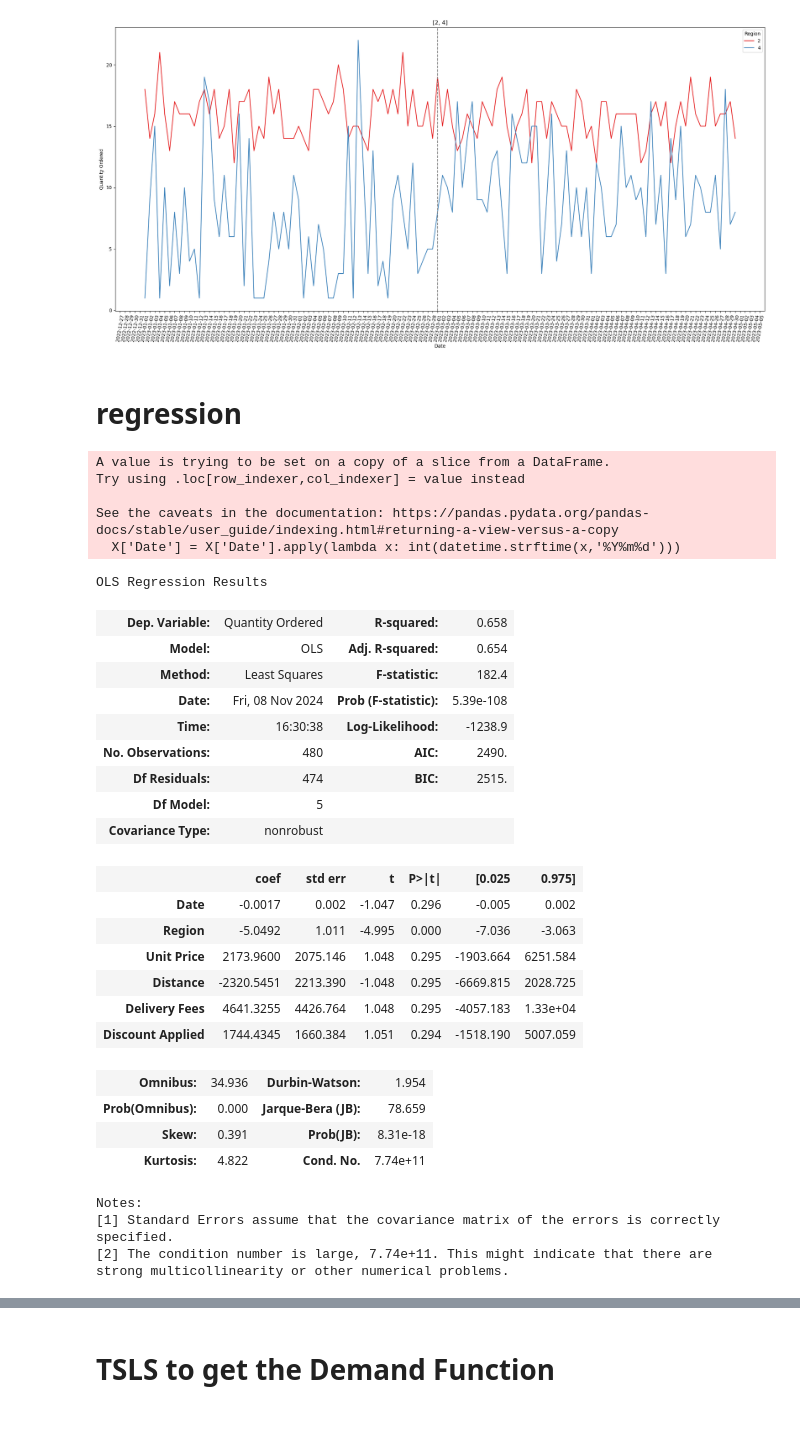
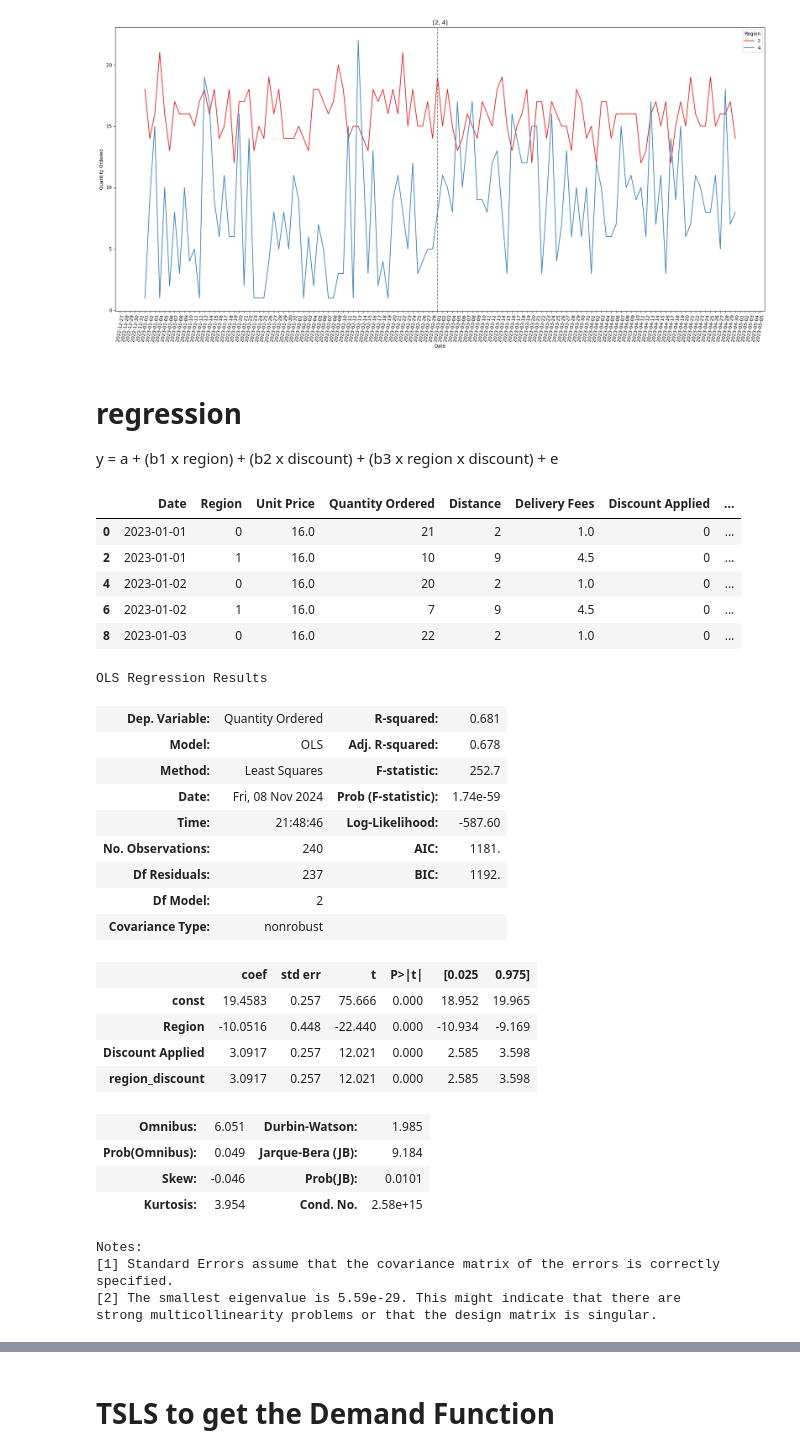
Before and after one commit to Alphteow/EconsModel, a Jupyter notebook: Econ_Group_Project3.ipynb, the cells around one changed output, grey strips where cells are left out. Drawn from its saved outputs; the diff is of its cells as text; code cells hidden in the pictures; blank space fills up the shorter version.

```diff
--- a/Econ_Group_Project3.ipynb
+++ b/Econ_Group_Project3.ipynb
@@ -126,47 +127,53 @@ for i, region in enumerate(region_combination):
 [figure]
 [figure]
 [figure]
-# %% [markdown]
-# regression
+# %% [markdown]
+# regression
+y = a + (b1 x region) + (b2 x discount) + (b3 x region x discount) + e
+# %%
+target = df[df['Region'].isin([1,3])].drop(columns='dow')
+target['Region'] = target['Region'].apply(lambda x: 0 if x==1 else 1)
+target['region_discount'] = target['Region']*target['Discount Applied']
+target.head()
+# %% [output]
+|  | Date | Region | Unit Price | Quantity Ordered | Distance | Delivery Fees | Discount Applied | ... |
+| 0 | 2023-01-01 | 0 | 16.0 | 21 | 2 | 1.0 | 0 | ... |
+| 2 | 2023-01-01 | 1 | 16.0 | 10 | 9 | 4.5 | 0 | ... |
+| 4 | 2023-01-02 | 0 | 16.0 | 20 | 2 | 1.0 | 0 | ... |
+| 6 | 2023-01-02 | 1 | 16.0 | 7 | 9 | 4.5 | 0 | ... |
+| 8 | 2023-01-03 | 0 | 16.0 | 22 | 2 | 1.0 | 0 | ... |
 # %%
 # OLS
-y=df['Quantity Ordered']
-X=df[['Date','Region','Unit Price','Distance', 'Delivery Fees','Discount Applied']]
-X['Date'] = X['Date'].apply(lambda x: int(datetime.strftime(x,'%Y%m%d')))
-
+y=target['Quantity Ordered']
+X=target[['Region','Discount Applied','region_discount']]
+# X['Date'] = X['Date'].apply(lambda x: int(datetime.strftime(x,'%Y%m%d')))
+X = sm.add_constant(X)
 model = sm.OLS(endog=y, exog=X).fit()
 model.summary()
 # %% [output]
-A value is trying to be set on a copy of a slice from a DataFrame.
-Try using .loc[row_indexer,col_indexer] = value instead
-
-See the caveats in the documentation: https://pandas.pydata.org/pandas-docs/stable/user_guide/indexing.html#returning-a-view-versus-a-copy
-  X['Date'] = X['Date'].apply(lambda x: int(datetime.strftime(x,'%Y%m%d')))
+OLS Regression Results
-OLS Regression Results
-| Dep. Variable: | Quantity Ordered | R-squared: | 0.658 |
-| Model: | OLS | Adj. R-squared: | 0.654 |
-| Method: | Least Squares | F-statistic: | 182.4 |
-| Date: | Fri, 08 Nov 2024 | Prob (F-statistic): | 5.39e-108 |
-| Time: | 16:30:38 | Log-Likelihood: | -1238.9 |
-| No. Observations: | 480 | AIC: | 2490. |
-| Df Residuals: | 474 | BIC: | 2515. |
-| Df Model: | 5 |  |  |
+| Dep. Variable: | Quantity Ordered | R-squared: | 0.681 |
+| Model: | OLS | Adj. R-squared: | 0.678 |
+| Method: | Least Squares | F-statistic: | 252.7 |
+| Date: | Fri, 08 Nov 2024 | Prob (F-statistic): | 1.74e-59 |
+| Time: | 21:48:46 | Log-Likelihood: | -587.60 |
+| No. Observations: | 240 | AIC: | 1181. |
+| Df Residuals: | 237 | BIC: | 1192. |
+| Df Model: | 2 |  |  |
 | Covariance Type: | nonrobust |  |  |
 |  | coef | std err | t | P>|t| | [0.025 | 0.975] |
-| Date | -0.0017 | 0.002 | -1.047 | 0.296 | -0.005 | 0.002 |
-| Region | -5.0492 | 1.011 | -4.995 | 0.000 | -7.036 | -3.063 |
-| Unit Price | 2173.9600 | 2075.146 | 1.048 | 0.295 | -1903.664 | 6251.584 |
-| Distance | -2320.5451 | 2213.390 | -1.048 | 0.295 | -6669.815 | 2028.725 |
-| Delivery Fees | 4641.3255 | 4426.764 | 1.048 | 0.295 | -4057.183 | 1.33e+04 |
-| Discount Applied | 1744.4345 | 1660.384 | 1.051 | 0.294 | -1518.190 | 5007.059 |
+| const | 19.4583 | 0.257 | 75.666 | 0.000 | 18.952 | 19.965 |
+| Region | -10.0516 | 0.448 | -22.440 | 0.000 | -10.934 | -9.169 |
+| Discount Applied | 3.0917 | 0.257 | 12.021 | 0.000 | 2.585 | 3.598 |
+| region_discount | 3.0917 | 0.257 | 12.021 | 0.000 | 2.585 | 3.598 |
-| Omnibus: | 34.936 | Durbin-Watson: | 1.954 |
-| Prob(Omnibus): | 0.000 | Jarque-Bera (JB): | 78.659 |
-| Skew: | 0.391 | Prob(JB): | 8.31e-18 |
-| Kurtosis: | 4.822 | Cond. No. | 7.74e+11 |
+| Omnibus: | 6.051 | Durbin-Watson: | 1.985 |
+| Prob(Omnibus): | 0.049 | Jarque-Bera (JB): | 9.184 |
+| Skew: | -0.046 | Prob(JB): | 0.0101 |
+| Kurtosis: | 3.954 | Cond. No. | 2.58e+15 |
-Notes:
-[1] Standard Errors assume that the covariance matrix of the errors is correctly specified.
-[2] The condition number is large, 7.74e+11. This might indicate that there are
-strong multicollinearity or other numerical problems.
+Notes:
+[1] Standard Errors assume that the covariance matrix of the errors is correctly specified.
+[2] The smallest eigenvalue is 5.59e-29. This might indicate that there are
+strong multicollinearity problems or that the design matrix is singular.
 # %%
 # Fit a simple linear regression model
 residuals = model.resid
```
Also changed, not shown: parts of 3 cells of this notebook.
